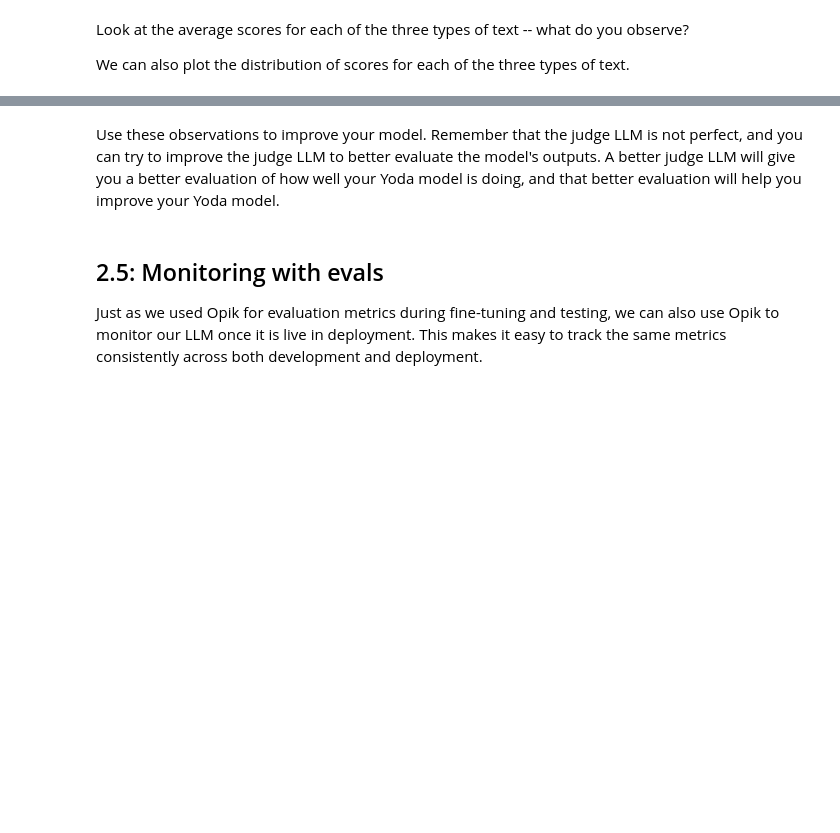
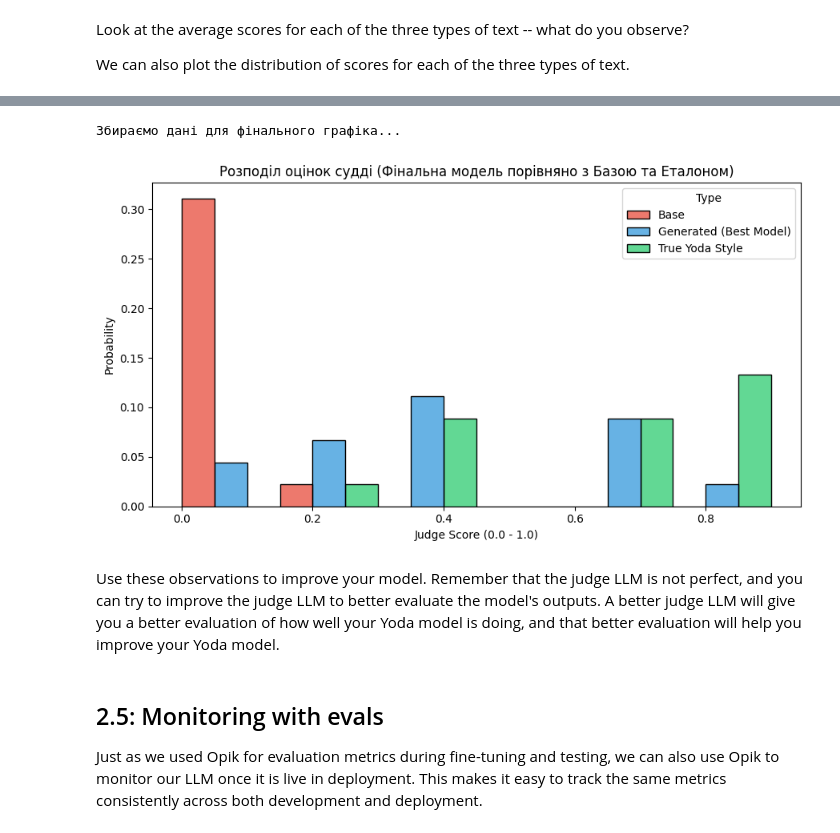
Before and after one commit to NureLulakovaAnastasiia/GNN, a Jupyter notebook: LLM_Finetuning_template_ipynb_.ipynb, the cells around one changed output, grey strips where cells are left out. Cells and saved outputs as stored; diff of their text form; code cells hidden in the pictures; blank space fills up the shorter version.

```diff
--- a/LLM_Finetuning_template_ipynb_.ipynb
+++ b/LLM_Finetuning_template_ipynb_.ipynb
@@ -423,7 +425,7 @@ def train_advanced(model, train_loader, val_loader, tokenizer, epochs=3, learnin
             texts = [template_with_answer.format(question=q, answer=a) for q, a in zip(questions, answers)]
 
             # Токенізація цілого батчу з padding
-            encoded = tokenizer(texts, return_tensors="pt", padding=True, return_offsets_mapping=True).to(model.device)
+            encoded = tokenizer(texts, return_tensors="pt", padding=True, return_offsets_mapping=True, truncation=True, max_length=256).to(model.device)
             ids = encoded["input_ids"]
             offsets = encoded["offset_mapping"]
 
@@ -594,7 +603,7 @@ Through the OpenRouter interface, you will be able to experiment with different
 
 We have defined a simple class, `LLMClient`, to interact with the OpenRouter API. This class has a method `ask` that takes a user prompt and returns the model's response. Keep in mind that the judge LLM's response will be conditioned on the system prompt you provide -- the system prompt is critical to set the criteria for the evaluation!
 # %%
-OPENROUTER_API_KEY = "" # TODO: add your OpenRouter API key here
+OPENROUTER_API_KEY = "sk-or-v1-387849ae3e89284693716b192188" # TODO: add your OpenRouter API key here
 assert OPENROUTER_API_KEY != "", "You must set your OpenRouter API key before running this cell!"
 
 model_name = "qwen/qwen3-next-80b-a3b-instruct"
@@ -704,7 +718,7 @@ def generate_samples_from_test(test_loader, num_samples):
 
     return samples
 
-n_samples = 5
+n_samples = 3
 generated_samples = generate_samples_from_test(test_loader, num_samples=n_samples)
 # %% [markdown]
 Let's also collect some base-style text (`base_samples`) and the training-set text in Yoda-speak style (`style_samples`). For these, we won't need to generate text, since we already have the text in the dataset.
@@ -916,3 +1019,52 @@ plt.show()
+# %%
+import seaborn as sns
+import pandas as pd
+import matplotlib.pyplot as plt
+
+print("Збираємо дані для фінального графіка...")
+
+# 1. Беремо 15 прикладів нейтрального тексту та ідеального Йоди з нашого датасету
+n_plot = len(final_scores) # беремо ту саму кількість, що і згенеровано (15)
+
+base_plot_samples = [sample['response'][0] for i, sample in enumerate(test_loader) if i < n_plot]
+style_plot_samples = [sample['response_style'][0] for i, sample in enumerate(test_loader) if i < n_plot]
+
+# Отримуємо для них оцінки від судді
+base_plot_scores = evaluate_samples(base_plot_samples, "base_for_plot")
+style_plot_scores = evaluate_samples(style_plot_samples, "style_for_plot")
+
+# 2. Збираємо всі бали в одну зручну таблицю (DataFrame)
+df_plot = pd.DataFrame({
+    'Score': [*base_plot_scores, *final_scores, *style_plot_scores],
+    'Type': ['Base']*len(base_plot_scores) +
+            ['Generated (Best Model)']*len(final_scores) +
+            ['True Yoda Style']*len(style_plot_scores)
+})
+
+# 3. Будуємо графік
+plt.figure(figsize=(9, 5))
+
+sns.histplot(
+    data=df_plot,
+    x='Score',
+    hue='Type',
+    multiple='dodge',
+    stat='probability',
+    bins=6,
+    palette=['#e74c3c', '#3498db', '#2ecc71'] # червоний, синій, зелений
+)
+
+# Підписи осей та заголовок
+plt.xlabel("Judge Score (0.0 - 1.0)")
+plt.ylabel("Probability")
+plt.title("Розподіл оцінок судді (Фінальна модель порівняно з Базою та Еталоном)")
+
+# Показуємо графік
+plt.tight_layout()
+plt.show()
+# %% [output]
+Збираємо дані для фінального графіка...
+[figure, added]
 # %% [markdown]
 Use these observations to improve your model. Remember that the judge LLM is not perfect, and you can try to improve the judge LLM to better evaluate the model's outputs. A better judge LLM will give you a better evaluation of how well your Yoda model is doing, and that better evaluation will help you improve your Yoda model.
 # %% [markdown]
```
Also changed, not shown: parts of 15 cells of this notebook.
